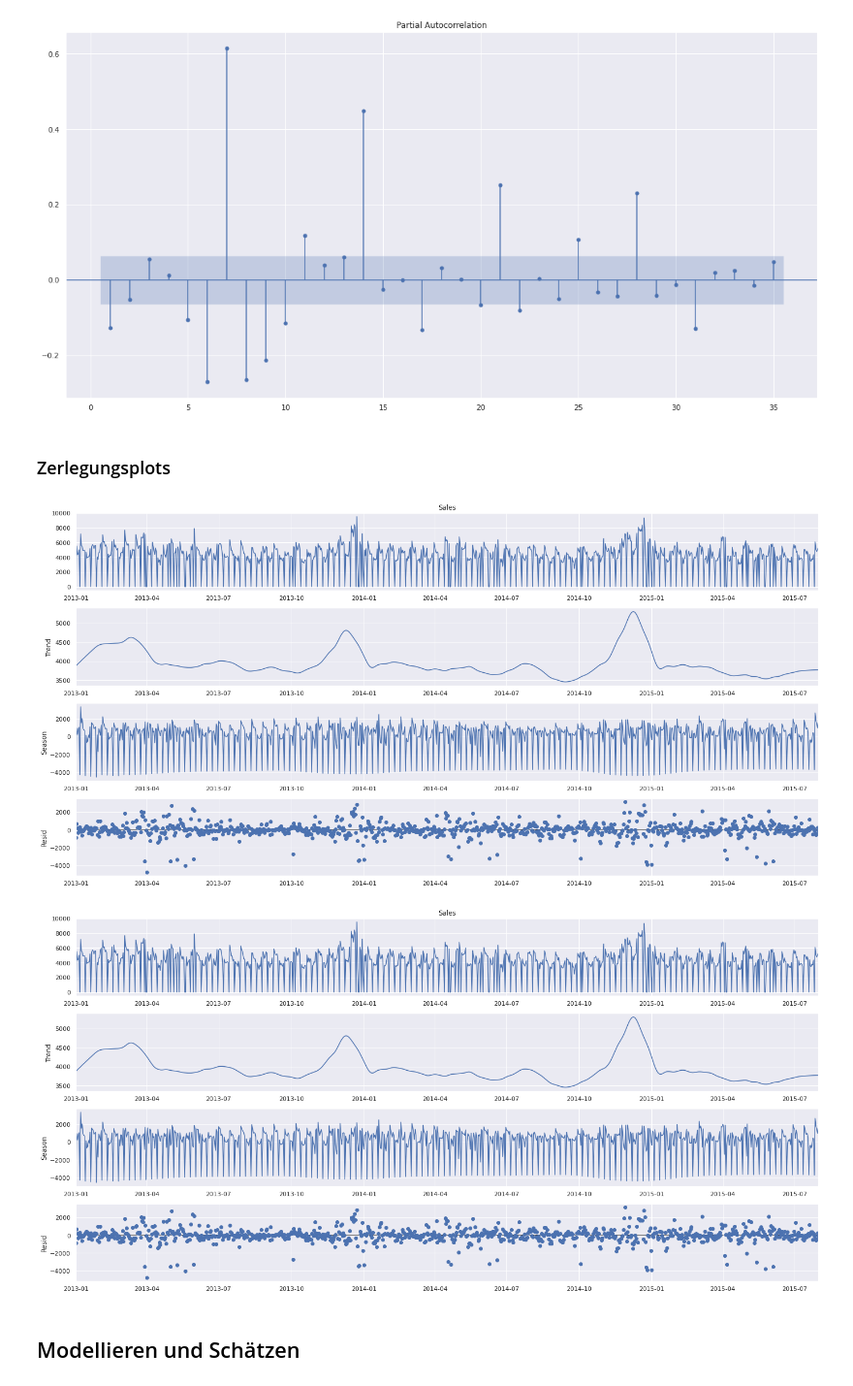
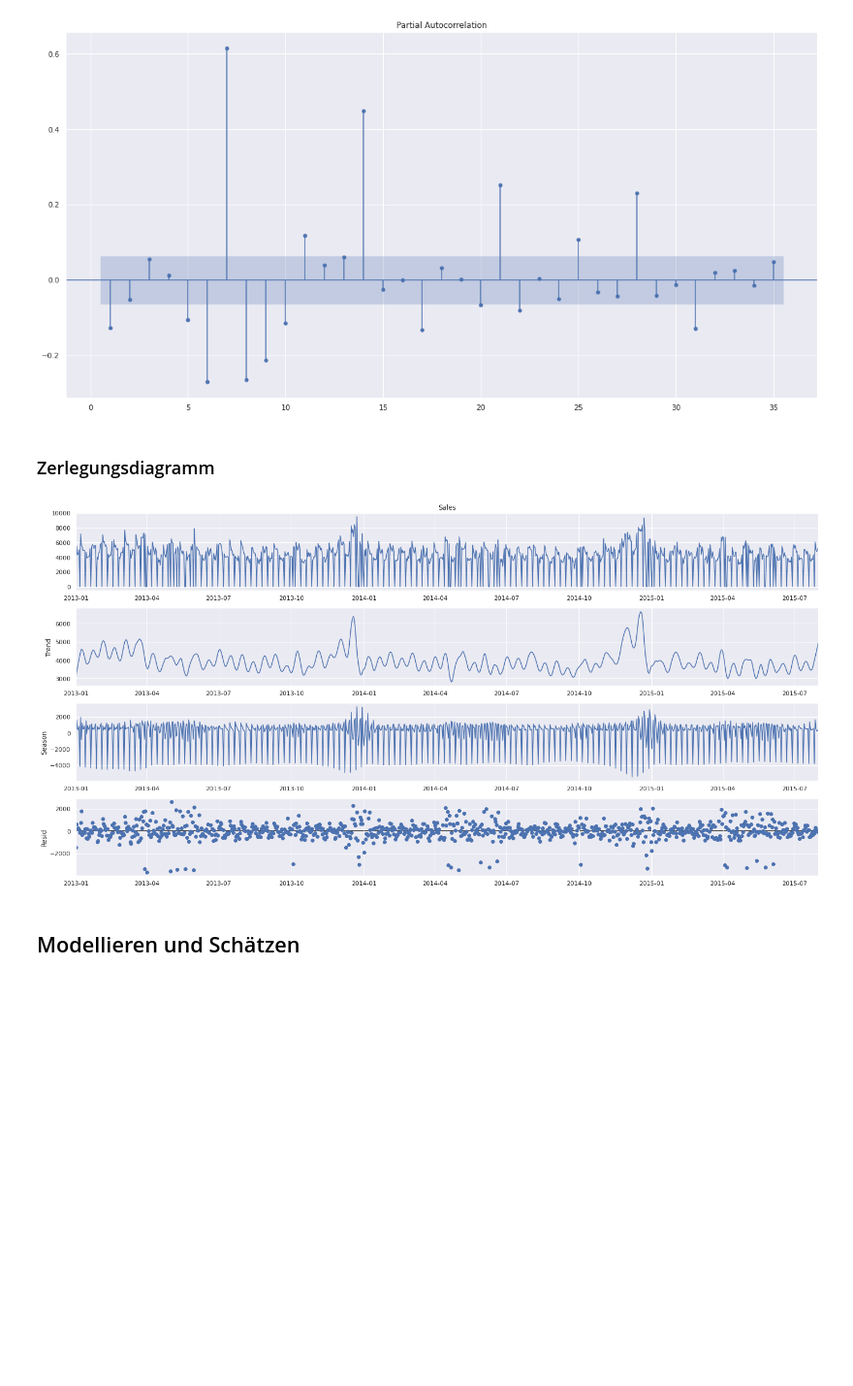
Before and after one commit to schemm/forecasting, a Jupyter notebook: RossmannStoreSales.ipynb, the cells around one changed output. Shown at 97% size. Drawn from its saved outputs; the diff is of its cells as text; code cells hidden in the pictures; blank space fills up the shorter version.

```diff
--- a/RossmannStoreSales.ipynb
+++ b/RossmannStoreSales.ipynb
@@ -204,21 +199,18 @@ plt.show()
 [figure]
 [figure]
 # %% [markdown]
-### Zerlegungsplots
+### Zerlegungsdiagramm
 # %%
 from statsmodels.tsa.seasonal import STL
 
 data = demand[demand.Store == 1]
 
-stl = STL(data['Sales'], period = 28)
+stl = STL(data['Sales'], period = 7)
 decompose = stl.fit()
 decompose.plot()
-
-#decompose.trend[0:30].plot()
-#STL(decompose.trend, period=14).fit().plot()
+plt.show()
 # %% [output]
-[figure, old version]
+[figure, new version]
-[figure, removed]
 # %% [markdown]
 ## Modellieren und Schätzen
 # %% [markdown]
```
Also changed, not shown: parts of 15 cells of this notebook, 1 other file.
